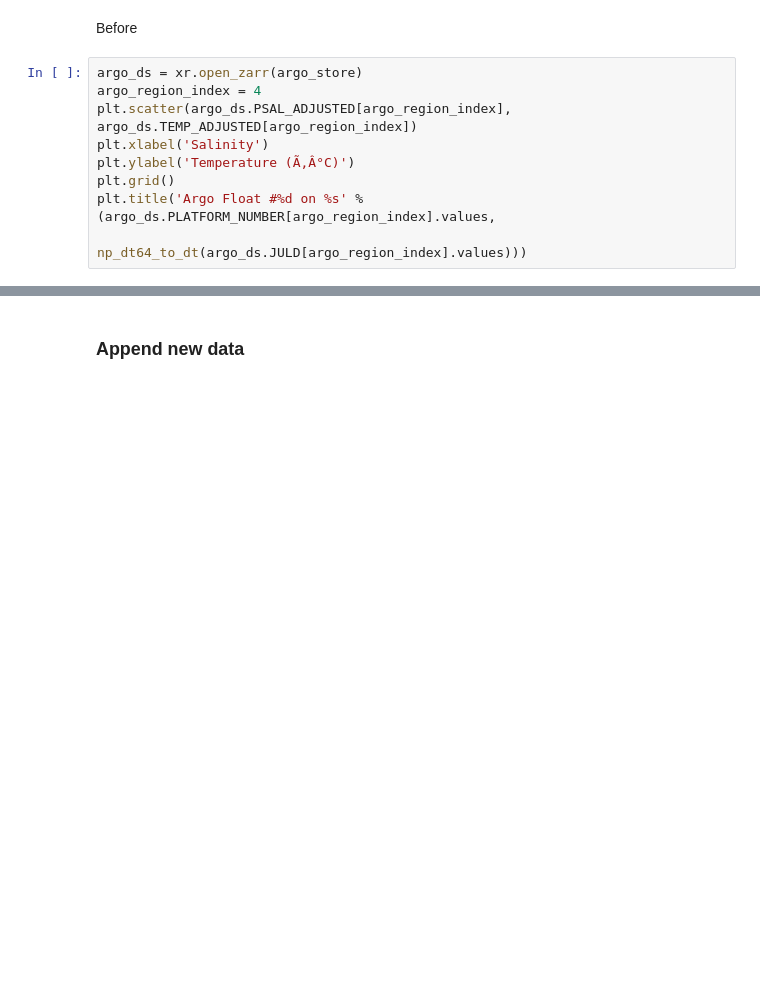
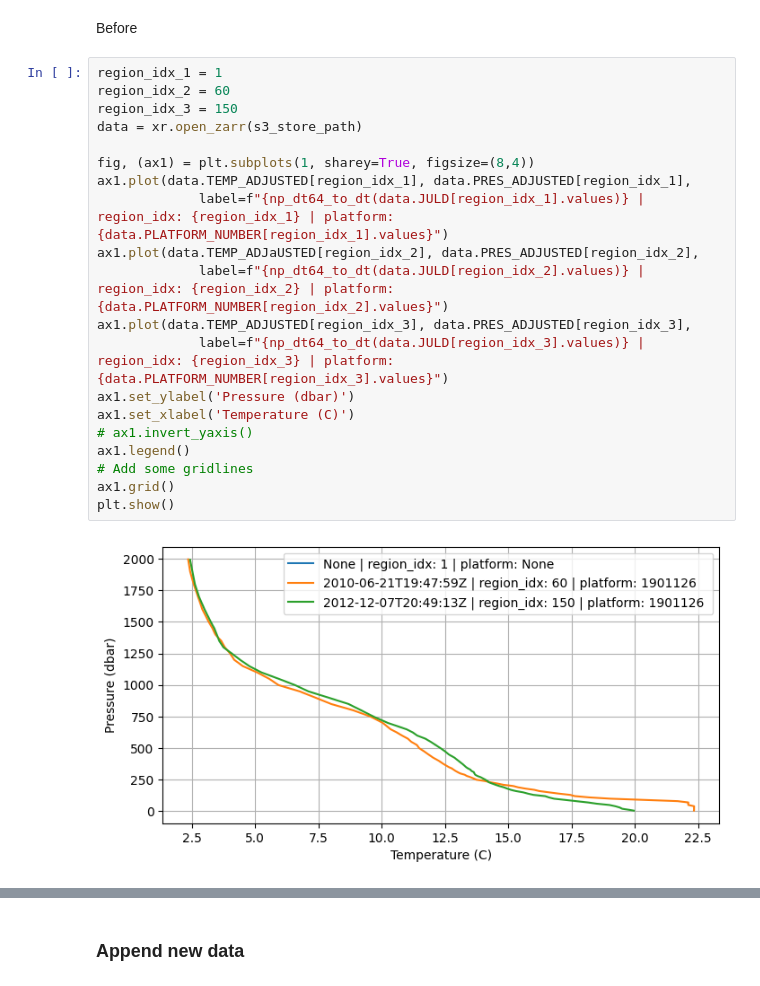
Before and after one commit to vietnguyengit/update_zarr_region, a Jupyter notebook: notebooks/demo.ipynb, the cells around one changed output, grey strips where cells are left out. Saved outputs shown, nothing was run; the diff lists cells and outputs as text; blank space fills up the shorter version.

```diff
--- a/notebooks/demo.ipynb
+++ b/notebooks/demo.ipynb
@@ -207,13 +239,26 @@ plt.title('Argo Float #%d on %s' % (updated_argo_ds.PLATFORM_NUMBER[argo_region_
 # %% [markdown]
 Before
 # %%
-argo_ds = xr.open_zarr(argo_store)
-argo_region_index = 4
-plt.scatter(argo_ds.PSAL_ADJUSTED[argo_region_index], argo_ds.TEMP_ADJUSTED[argo_region_index])
-plt.xlabel('Salinity')
-plt.ylabel('Temperature (Ã‚Â°C)')
-plt.grid()
-plt.title('Argo Float #%d on %s' % (argo_ds.PLATFORM_NUMBER[argo_region_index].values,
-                                    np_dt64_to_dt(argo_ds.JULD[argo_region_index].values)))
+region_idx_1 = 1
+region_idx_2 = 60
+region_idx_3 = 150
+data = xr.open_zarr(s3_store_path)
+
+fig, (ax1) = plt.subplots(1, sharey=True, figsize=(8,4))
+ax1.plot(data.TEMP_ADJUSTED[region_idx_1], data.PRES_ADJUSTED[region_idx_1],
+             label=f"{np_dt64_to_dt(data.JULD[region_idx_1].values)} | region_idx: {region_idx_1} | platform: {data.PLATFORM_NUMBER[region_idx_1].values}")
+ax1.plot(data.TEMP_ADJaUSTED[region_idx_2], data.PRES_ADJUSTED[region_idx_2],
+             label=f"{np_dt64_to_dt(data.JULD[region_idx_2].values)} | region_idx: {region_idx_2} | platform: {data.PLATFORM_NUMBER[region_idx_2].values}")
+ax1.plot(data.TEMP_ADJUSTED[region_idx_3], data.PRES_ADJUSTED[region_idx_3],
+             label=f"{np_dt64_to_dt(data.JULD[region_idx_3].values)} | region_idx: {region_idx_3} | platform: {data.PLATFORM_NUMBER[region_idx_3].values}")
+ax1.set_ylabel('Pressure (dbar)')
+ax1.set_xlabel('Temperature (C)')
+# ax1.invert_yaxis()
+ax1.legend()
+# Add some gridlines
+ax1.grid()
+plt.show()
+# %% [output]
+[figure, added]
 # %% [markdown]
 After
```
Also changed, not shown: parts of 11 cells of this notebook, 6 other files.
